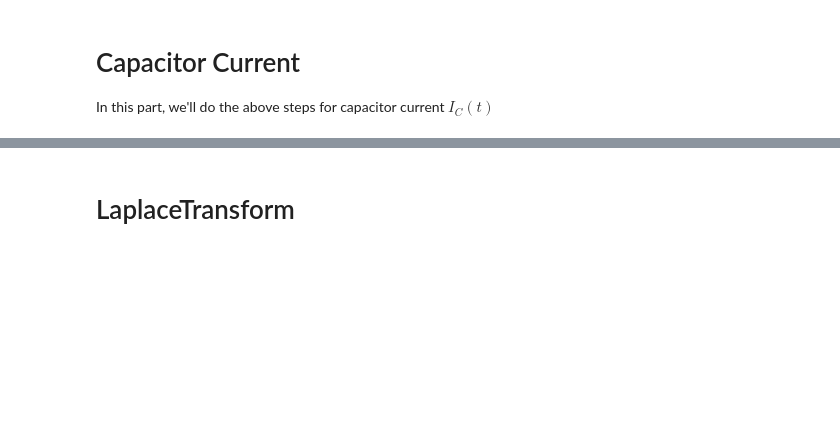
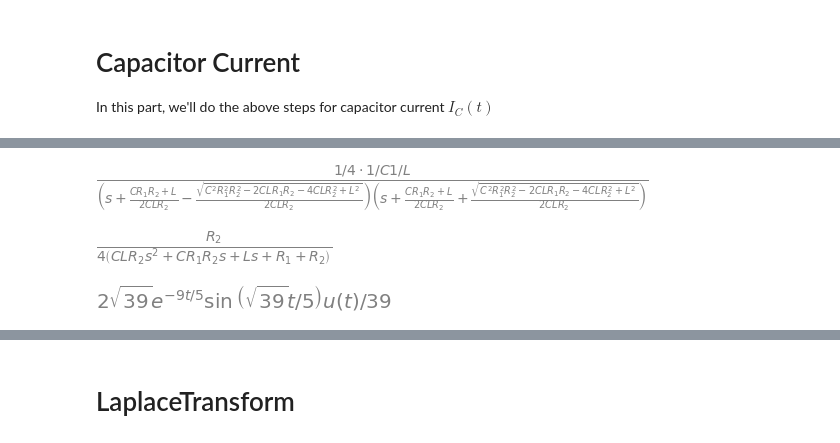
Before and after one commit to noushkia/Lcapy, a Jupyter notebook: Q2.ipynb, the cells around one changed output, grey strips where cells are left out. Saved outputs shown, nothing was run; the diff lists cells and outputs as text; code cells hidden in the pictures; blank space fills up the shorter version.

```diff
--- a/Q2.ipynb
+++ b/Q2.ipynb
@@ -120,0 +137,12 @@ i_c = c.C.I
+# %%
+v = expr('u(t)')
+v_i = v(s)
+i_c = v_i * F2
+i_c.ZPK().expr
+# %% [output]
+[figure, added]
+# %%
+# Or
+i_c.ZPK().simplify().expr
+# %% [output]
+[figure, added]
@@ -120,0 +153,6 @@ i_c = c.C.I
+# %%
+I_o = V_i * F2
+i_o = I_o(t)
+i_o.expr
+# %% [output]
+[figure, added]
```
Also changed, not shown: parts of 7 cells of this notebook, 8 other files.
